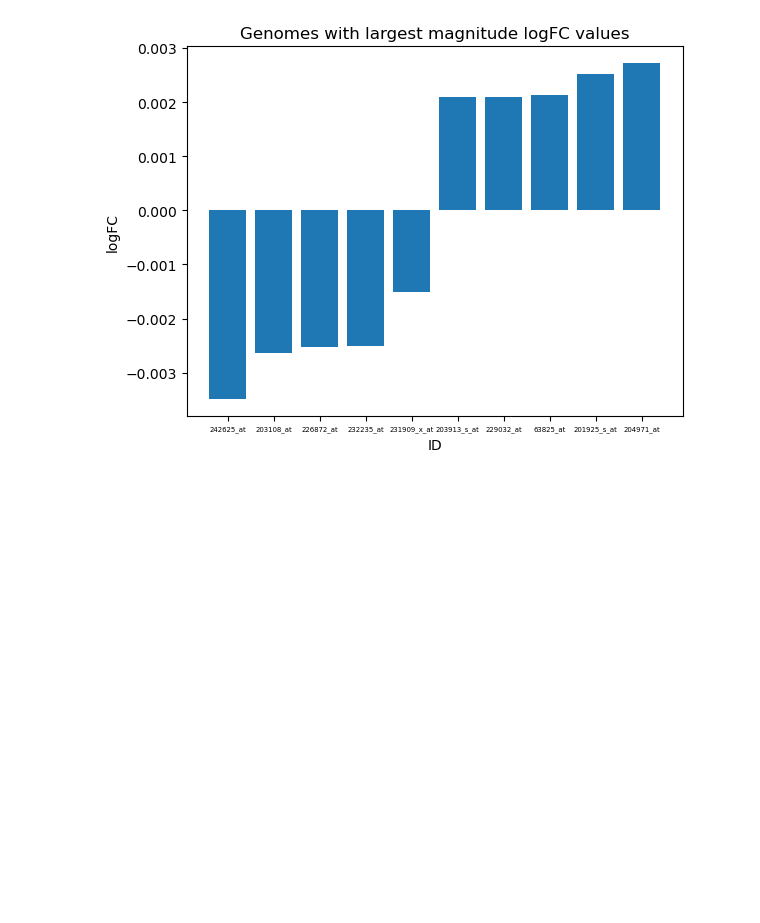
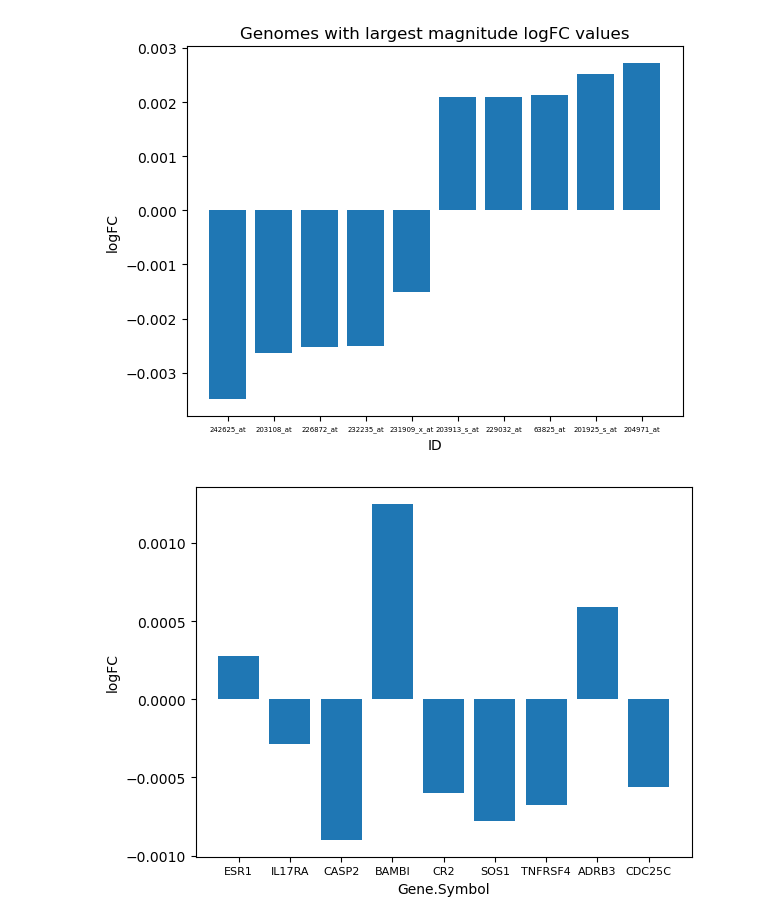
Before and after one commit to sneakysnail187/OpenGenome, a Jupyter notebook: Genome.ipynb, the cells around one changed output. Drawn from its saved outputs; the diff is of its cells as text; code cells hidden in the pictures; blank space fills up the shorter version.

```diff
--- a/Genome.ipynb
+++ b/Genome.ipynb
@@ -150,7 +142,7 @@ with open('Downloads/output_with_shortened_list.csv', newline='') as o:
         SortedIDs.append(row["ID"])
         SortedGenes.append(row["Gene.Symbol"])
         SortedTitles.append(row["Gene.Title"])
-        logssorted.append(row["logFC"])
+        logssorted.append(float(row["logFC"]))
 # %%
 FAdjP = []
 FPList = []
@@ -167,8 +159,14 @@ for i in range(len(SortedIDs)):
 # %%
 completeinterestset = []
 for i in range(len(SortedIDs)):
     completeinterestset.append([SortedIDs[i],FAdjP[i],FPList[i],FtValues[i],FBValues[i],logssorted[i],SortedGenes[i],SortedTitles[i]])
+plt.bar(SortedGenes[:9],logssorted[:9])
+plt.xlabel("Gene.Symbol")
+plt.xticks(fontsize=8)
+plt.ylabel("logFC")
 completeinterestset.insert(0,["ID","Adj.P.Val","P.Value","t","B","logFC","Gene.Symbol","Gene.Title"])
+# %% [output]
+[figure, added]
 # %%
 with open('Downloads/InterestedOutput.csv','w', newline='') as fo:
     writer=csv.writer(fo)
```
Also changed, not shown: parts of 3 cells of this notebook.
